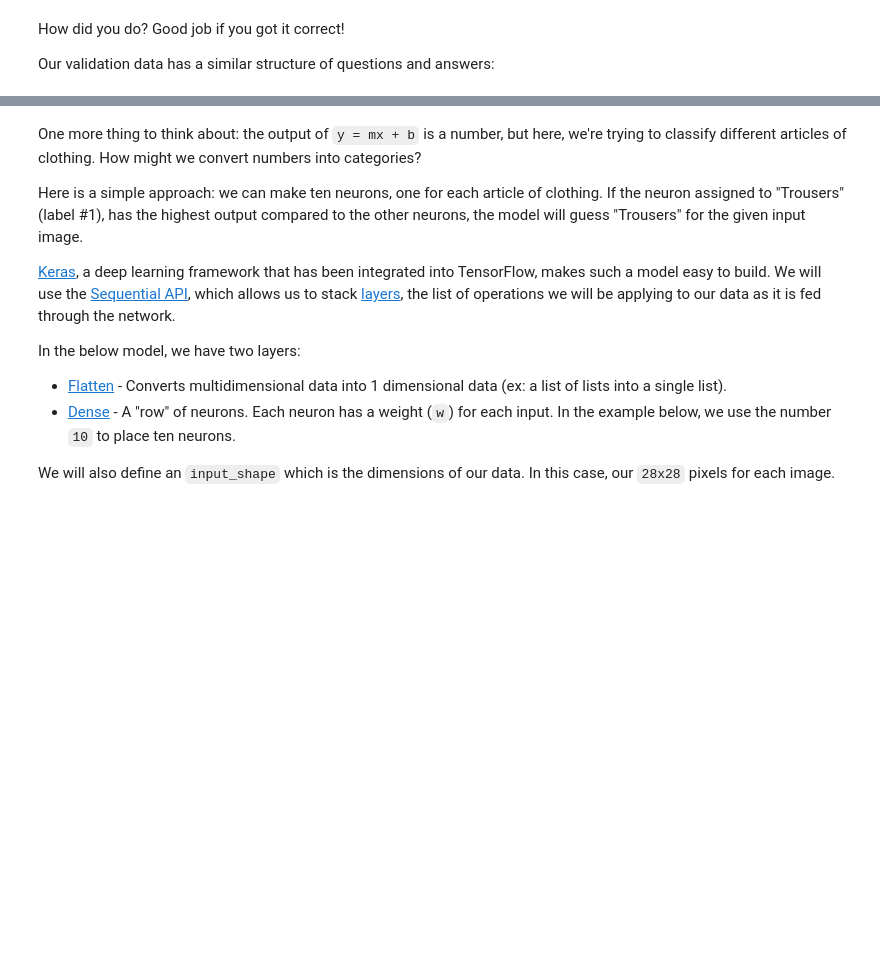
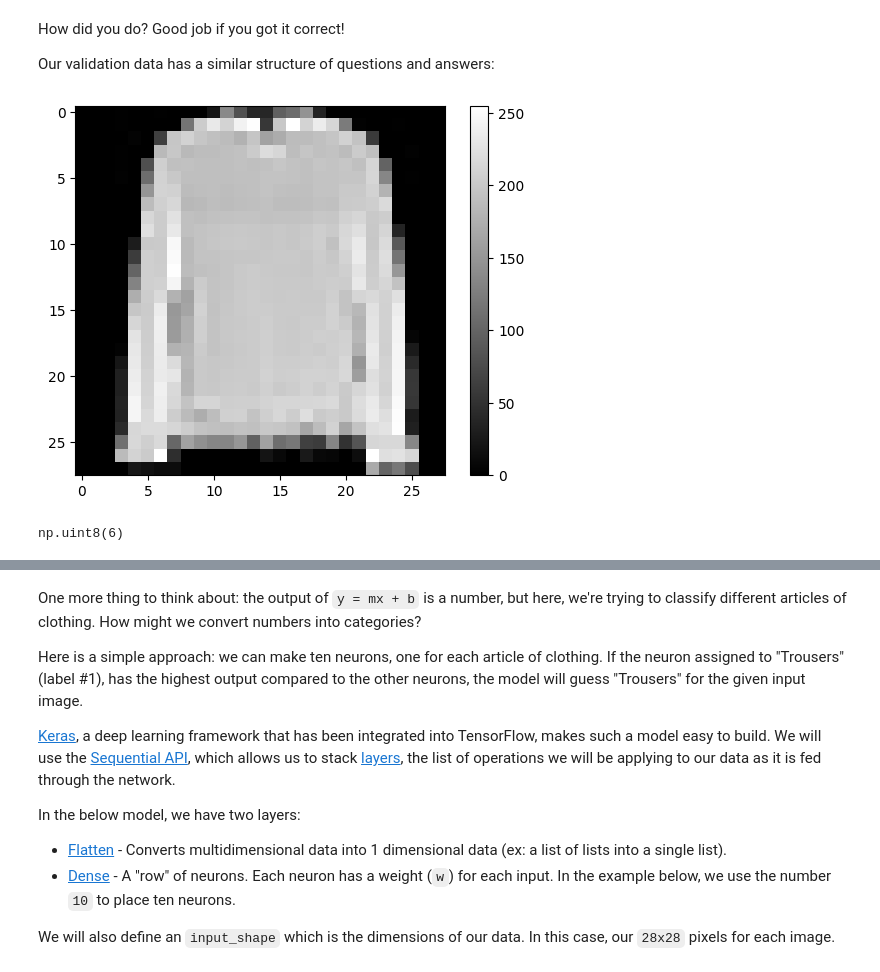
Before and after one commit to 404khai/404khai, a Jupyter notebook: building-a-brain/BuildingABrain.ipynb, the cells around one changed output, grey strips where cells are left out. Drawn from its saved outputs; the diff is of its cells as text; code cells hidden in the pictures; blank space fills up the shorter version.

```diff
--- a/building-a-brain/BuildingABrain.ipynb
+++ b/building-a-brain/BuildingABrain.ipynb
@@ -75,16 +88,20 @@ Our validation data has a similar structure of questions and answers:
 # %%
 import matplotlib.pyplot as plt
 
 # The question number to quiz with. Feel free to change up to 9999.
-data_idx = 6174
+data_idx = 7114
 
 plt.figure()
 plt.imshow(valid_images[data_idx], cmap='gray')
 plt.colorbar()
 plt.grid(False)
 plt.show()
+# %% [output]
+[figure, added]
 # %%
 valid_labels[data_idx]
+# %% [output]
+np.uint8(6)
 # %% [markdown]
 # Building a Neuron
 
```
Also changed, not shown: parts of 13 cells of this notebook.
